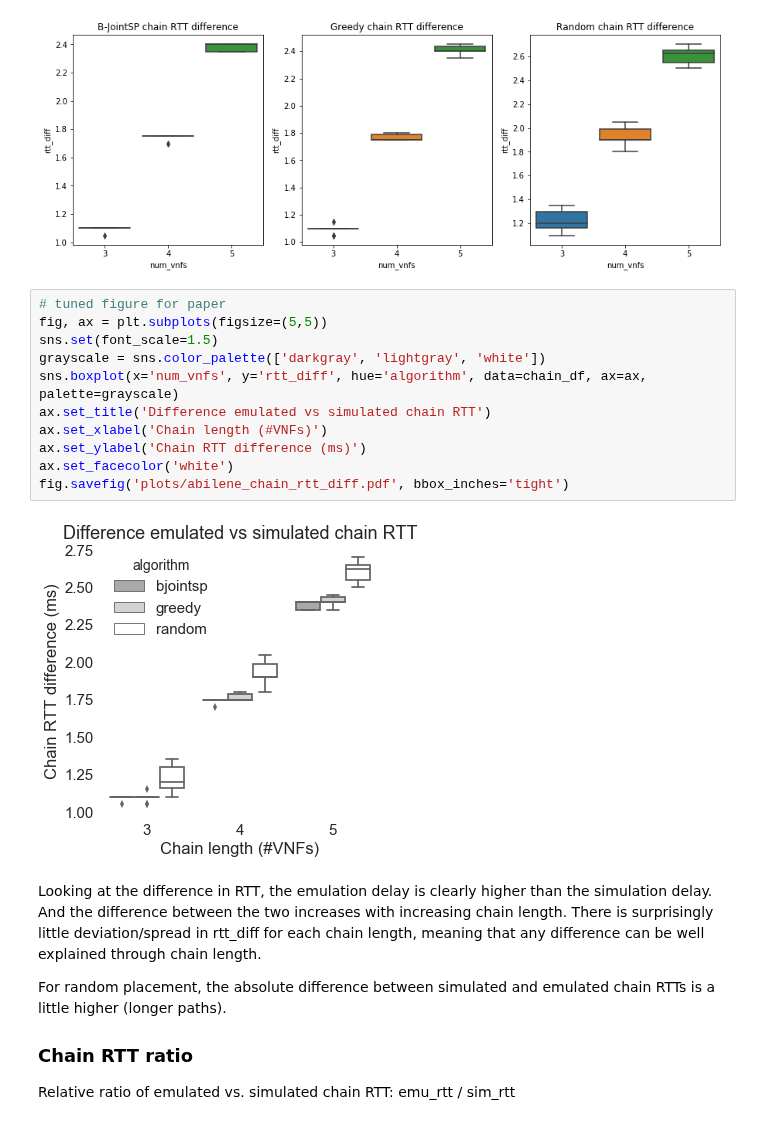
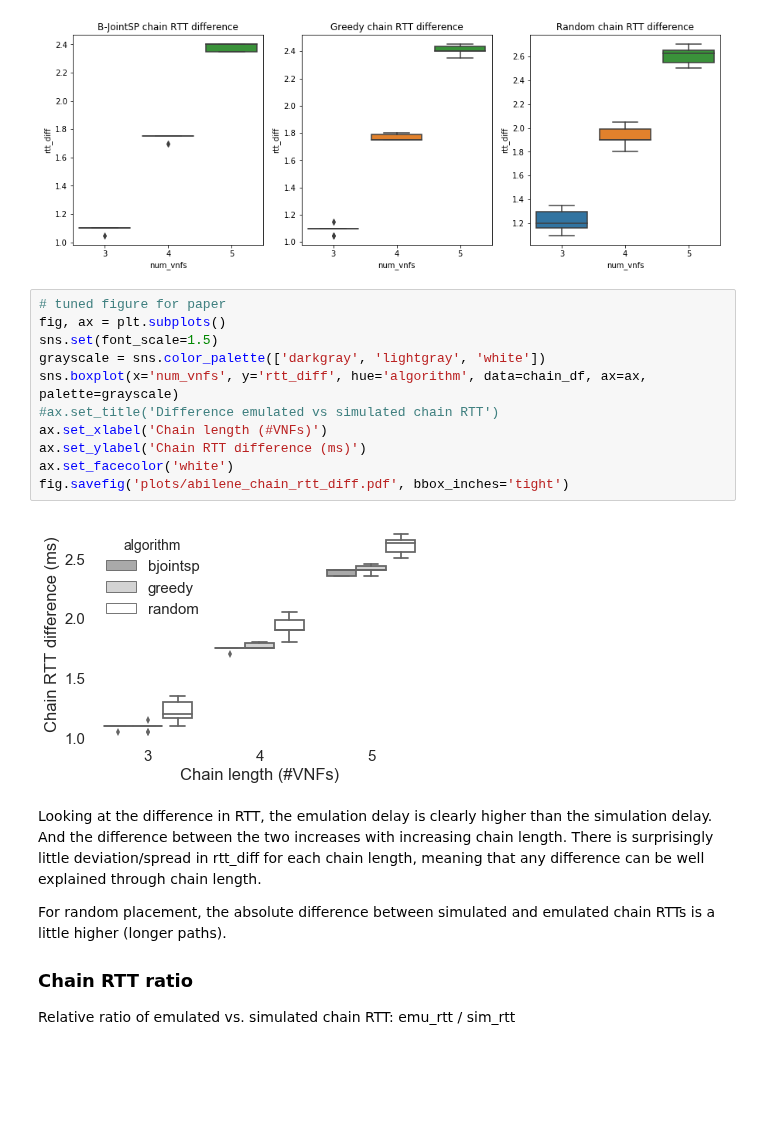
Before and after one commit to CN-UPB/placement-emulation, a Jupyter notebook: eval/eval_abilene.ipynb, the cells around one changed output. Drawn from its saved outputs; the diff is of its cells as text; blank space fills up the shorter version.

```diff
--- a/eval/eval_abilene.ipynb
+++ b/eval/eval_abilene.ipynb
@@ -239,17 +238,17 @@ Text(0.5,1,'Random chain RTT difference')
 [figure]
 # %%
 # tuned figure for paper
-fig, ax = plt.subplots(figsize=(5,5))
+fig, ax = plt.subplots()
 sns.set(font_scale=1.5)
 grayscale = sns.color_palette(['darkgray', 'lightgray', 'white'])
 sns.boxplot(x='num_vnfs', y='rtt_diff', hue='algorithm', data=chain_df, ax=ax, palette=grayscale)
-ax.set_title('Difference emulated vs simulated chain RTT')
+#ax.set_title('Difference emulated vs simulated chain RTT')
 ax.set_xlabel('Chain length (#VNFs)')
 ax.set_ylabel('Chain RTT difference (ms)')
 ax.set_facecolor('white')
 fig.savefig('plots/abilene_chain_rtt_diff.pdf', bbox_inches='tight')
 # %% [output]
-[figure, old version]
+[figure, new version]
 # %% [markdown]
 Looking at the difference in RTT, the emulation delay is clearly higher than the simulation delay. And the difference between the two increases with increasing chain length. There is surprisingly little deviation/spread in rtt_diff for each chain length, meaning that any difference can be well explained through chain length.
 
```
Also changed, not shown: parts of 6 cells of this notebook, 3 other files.
